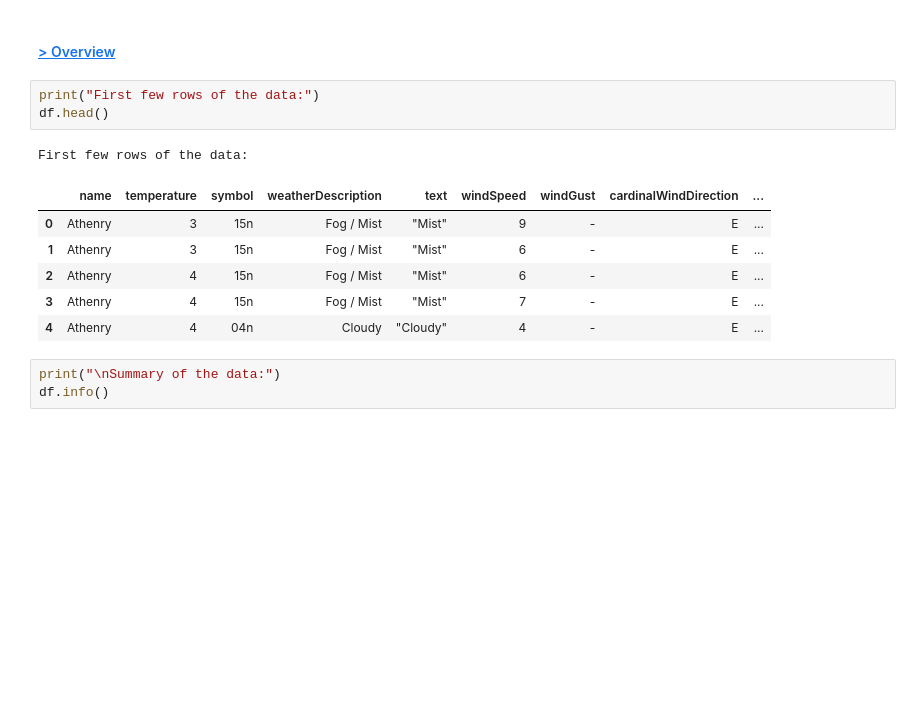
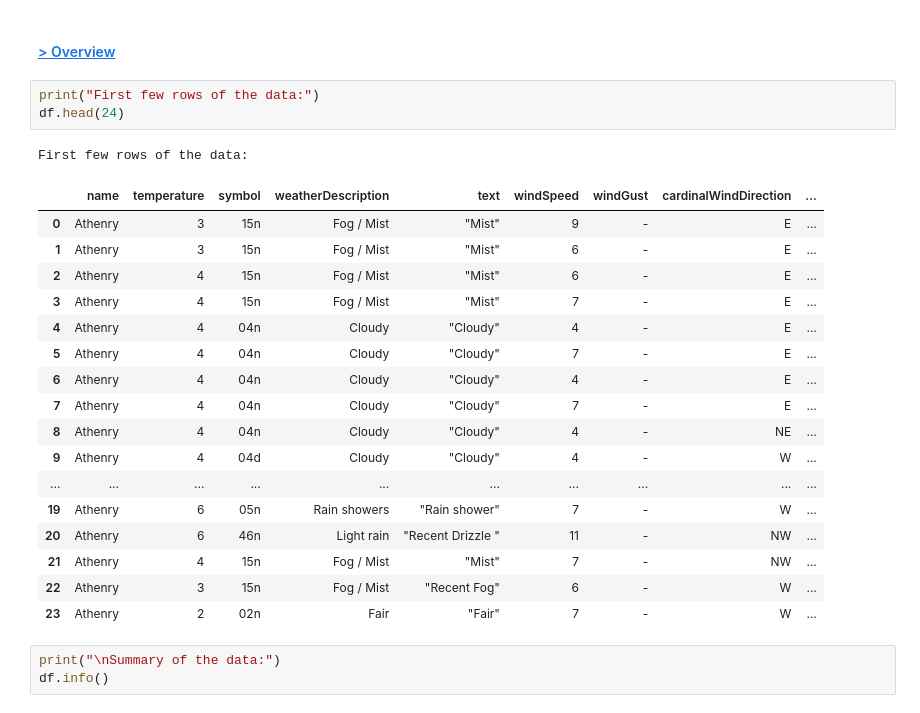
Before and after one commit to TindraIS/comp-infrastructure, a Jupyter notebook: weather.ipynb, the cells around one changed output. Saved outputs shown, nothing was run; the diff lists cells and outputs as text; blank space fills up the shorter version.

```diff
--- a/weather.ipynb
+++ b/weather.ipynb
@@ -270,15 +269,26 @@ In this section, we will:
 #### <a id='toc2_3_1_'></a>[> Overview](#toc0_)
 # %%
 print("First few rows of the data:")
-df.head()
+df.head(24)
 # %% [output]
 First few rows of the data:
 |  | name | temperature | symbol | weatherDescription | text | windSpeed | windGust | cardinalWindDirection | ... |
 | 0 | Athenry | 3 | 15n | Fog / Mist | "Mist" | 9 | - | E | ... |
 | 1 | Athenry | 3 | 15n | Fog / Mist | "Mist" | 6 | - | E | ... |
 | 2 | Athenry | 4 | 15n | Fog / Mist | "Mist" | 6 | - | E | ... |
 | 3 | Athenry | 4 | 15n | Fog / Mist | "Mist" | 7 | - | E | ... |
 | 4 | Athenry | 4 | 04n | Cloudy | "Cloudy" | 4 | - | E | ... |
+| 5 | Athenry | 4 | 04n | Cloudy | "Cloudy" | 7 | - | E | ... |
+| 6 | Athenry | 4 | 04n | Cloudy | "Cloudy" | 4 | - | E | ... |
+| 7 | Athenry | 4 | 04n | Cloudy | "Cloudy" | 7 | - | E | ... |
+| 8 | Athenry | 4 | 04n | Cloudy | "Cloudy" | 4 | - | NE | ... |
+| 9 | Athenry | 4 | 04d | Cloudy | "Cloudy" | 4 | - | W | ... |
+| ... | ... | ... | ... | ... | ... | ... | ... | ... | ... |
+| 19 | Athenry | 6 | 05n | Rain showers | "Rain shower" | 7 | - | W | ... |
+| 20 | Athenry | 6 | 46n | Light rain | "Recent Drizzle " | 11 | - | NW | ... |
+| 21 | Athenry | 4 | 15n | Fog / Mist | "Mist" | 7 | - | NW | ... |
+| 22 | Athenry | 3 | 15n | Fog / Mist | "Recent Fog" | 6 | - | W | ... |
+| 23 | Athenry | 2 | 02n | Fair | "Fair" | 7 | - | W | ... |
 # %%
 print("\nSummary of the data:")
 df.info()
```
Also changed, not shown: parts of 11 cells of this notebook, 1 other file.
